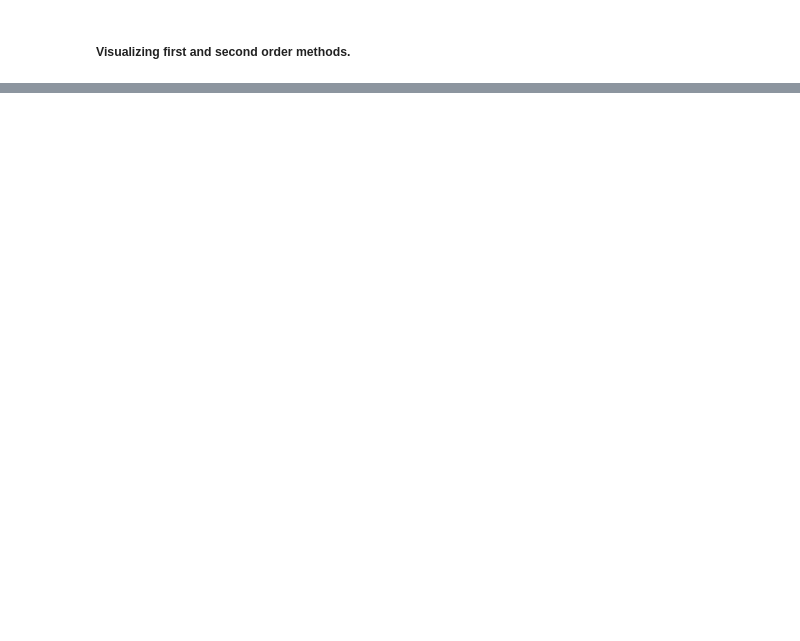
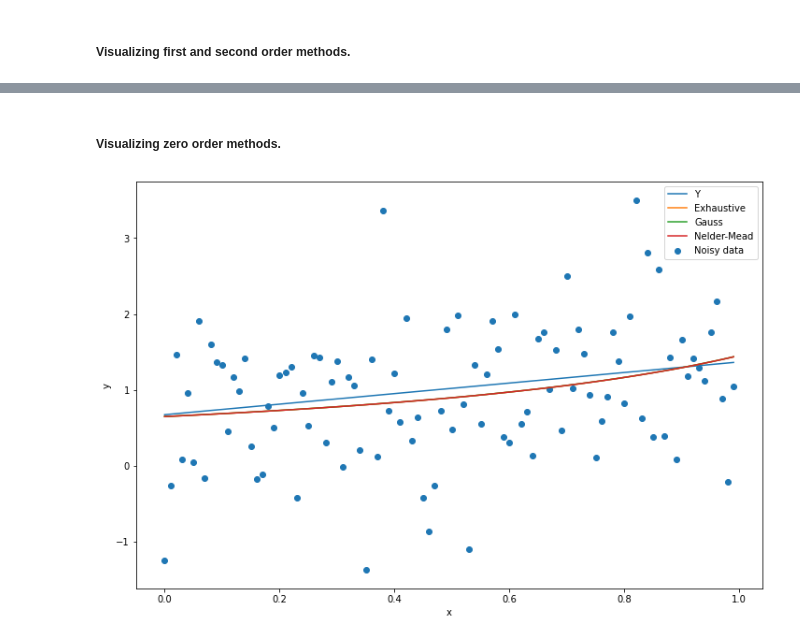
Before and after one commit to Nemat-Allah-Aloush/Algo_Tasks, a Jupyter notebook: Task 03.ipynb, the cells around one changed output, grey strips where cells are left out. Cells and saved outputs as stored; diff of their text form; code cells hidden in the pictures; blank space fills up the shorter version.

```diff
--- a/Task 03.ipynb
+++ b/Task 03.ipynb
@@ -273,0 +291,16 @@ plt.show()
+# %% [markdown]
+##### Visualizing zero order methods.
+# %%
+#ploting original y data (with no nise), y data with noise, and each of the three optimization methods
+plt.figure(figsize=(12, 8))
+plt.plot(x, y_clear)
+plt.plot(x, numpy.array(res_rational_exhaustive[0][0]/(1+x*res_rational_exhaustive[0][1])))
+plt.plot(x, numpy.array(res_rational_gaus.x[0]/(1+x*res_rational_gaus.x[1])))
+plt.plot(x, numpy.array(res_rational_nm.x[0]/(1+x*res_rational_nm.x[1])))
+plt.scatter(x, y)
+plt.legend(['Y',"Exhaustive", "Gauss","Nelder-Mead","Noisy data",'y+noise'] )
+plt.xlabel("x")
+plt.ylabel("y")
+plt.show()
+# %% [output]
+[figure, added]
```
Also changed, not shown: parts of 10 cells of this notebook.
